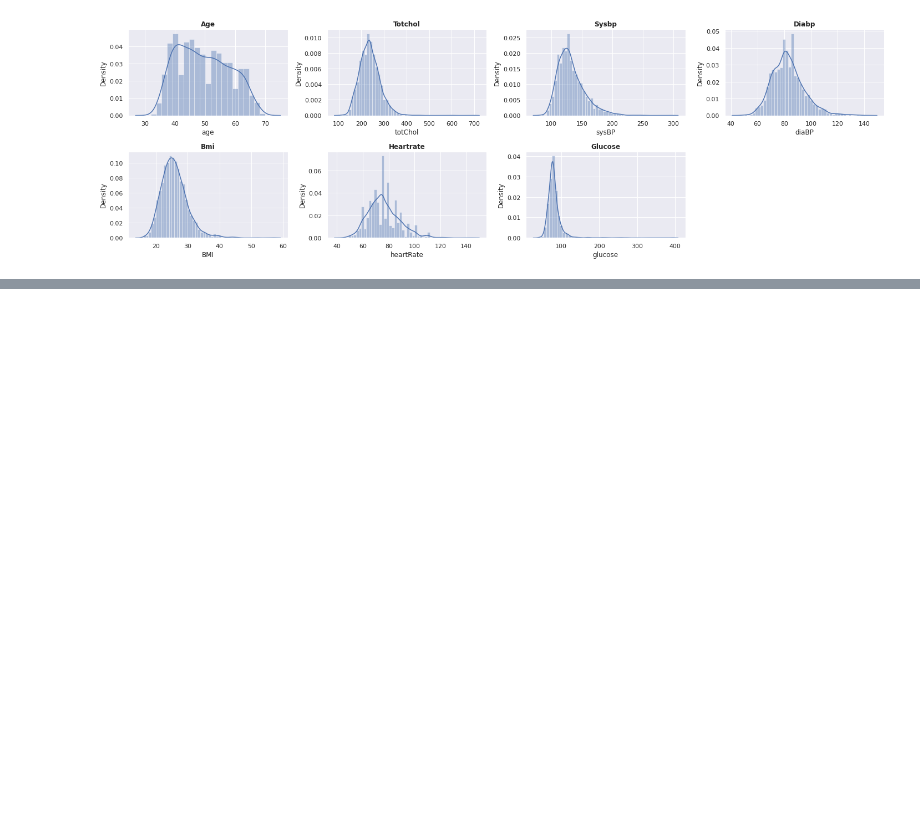
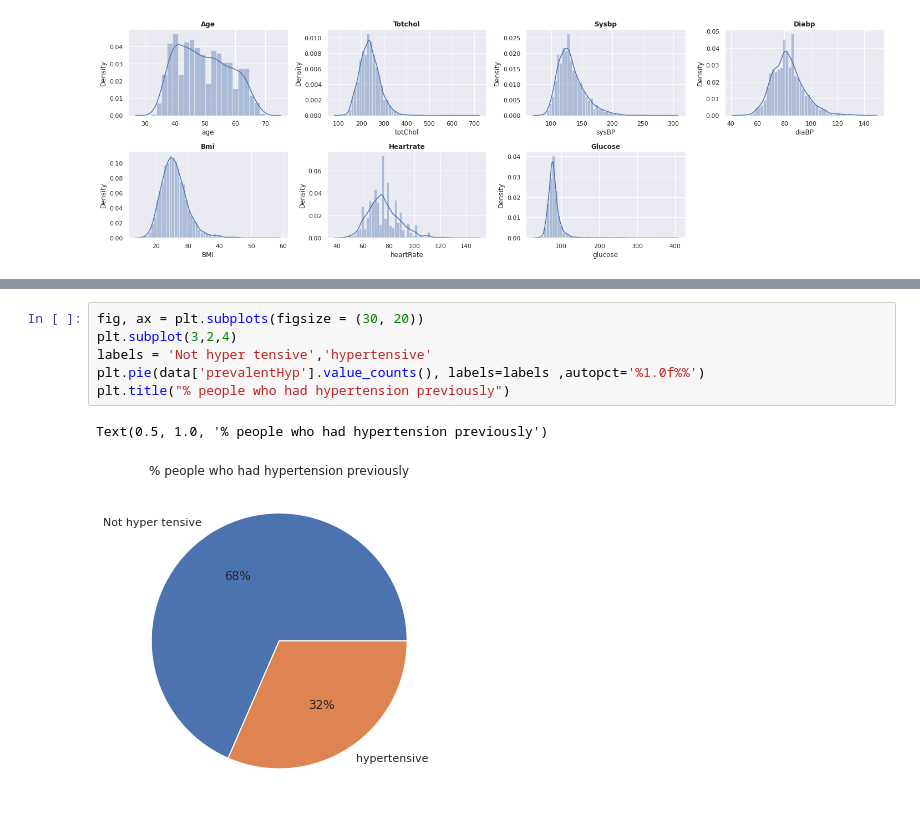
Before and after one commit to bharath967/Cardiovascular-Risk-Prediction, a Jupyter notebook: Cardiovascular_project.ipynb, the cells around one changed output, grey strips where cells are left out. Saved outputs shown, nothing was run; the diff lists cells and outputs as text; blank space fills up the shorter version.

```diff
--- a/Cardiovascular_project.ipynb
+++ b/Cardiovascular_project.ipynb
@@ -338,0 +357,9 @@ Text(0.5, 1.0, 'Cardiovascular Risk rate')
+# %%
+fig, ax = plt.subplots(figsize = (30, 20))
+plt.subplot(3,2,4)
+labels = 'Not hyper tensive','hypertensive'
+plt.pie(data['prevalentHyp'].value_counts(), labels=labels ,autopct='%1.0f%%')
+plt.title("% people who had hypertension previously")
+# %% [output]
+Text(0.5, 1.0, '% people who had hypertension previously')
+[figure, added]
```
Also changed, not shown: parts of 10 cells of this notebook.
